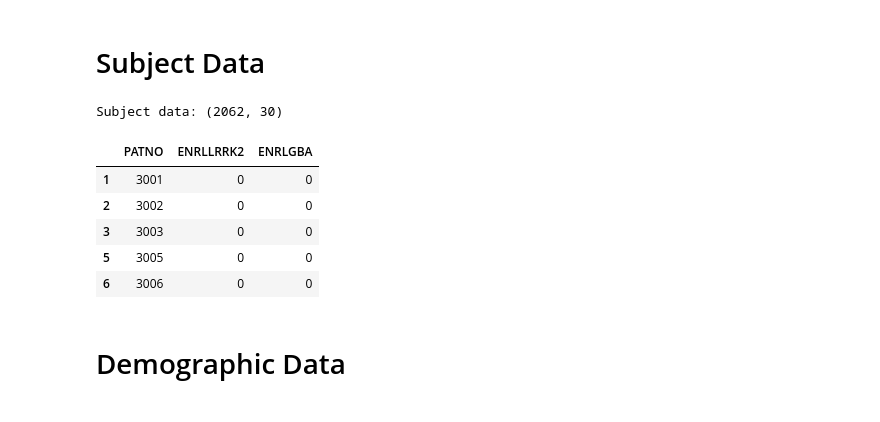
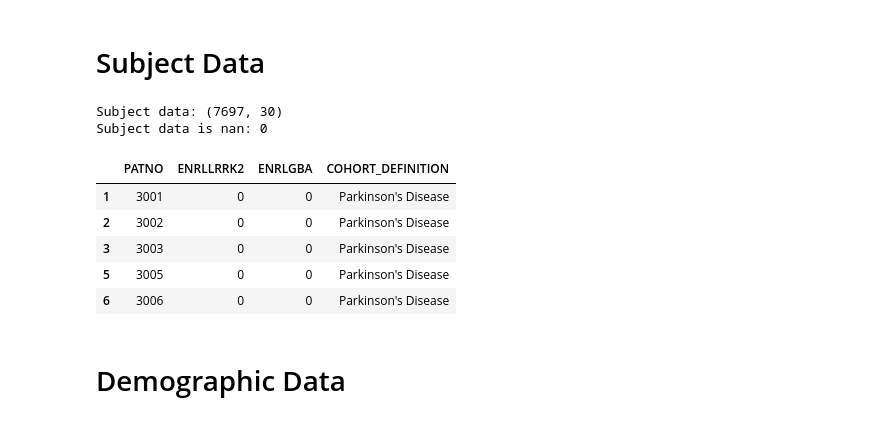
Before and after one commit to fserracrespi/PD_progression_ppmi, a Jupyter notebook: SCRIPTS/PYTHON/DATA_PROCESSING/Subject_characteristics.ipynb, the cells around one changed output. Cells and saved outputs as stored; diff of their text form; code cells hidden in the pictures.

```diff
--- a/SCRIPTS/PYTHON/DATA_PROCESSING/Subject_characteristics.ipynb
+++ b/SCRIPTS/PYTHON/DATA_PROCESSING/Subject_characteristics.ipynb
@@ -17,20 +17,22 @@ csv_path_vital = project_root / "DATA_PPMI" / "Subject_Characteristics" / "Vital
 # Subject Data
 # %%
 subject_data=pd.read_csv(csv_path_subject)
-subject_data=subject_data.loc[subject_data['COHORT_DEFINITION']=="Parkinson's Disease"]
+subject_data=subject_data.loc[subject_data['COHORT_DEFINITION'].isin(["Parkinson's Disease", "Prodromal"])]
 patnos=subject_data['PATNO'].unique().tolist()
 print("Subject data:",subject_data.shape)
-cols_imp=['PATNO','ENRLLRRK2','ENRLGBA']
+cols_imp=['PATNO','ENRLLRRK2','ENRLGBA','COHORT_DEFINITION']
 subject_data=subject_data[cols_imp].copy()
+print('Subject data is nan:',subject_data.isna().sum().sum())
 subject_data.head() # no hay nan
 # %% [output]
-Subject data: (2062, 30)
+Subject data: (7697, 30)
+Subject data is nan: 0
-|  | PATNO | ENRLLRRK2 | ENRLGBA |
-| 1 | 3001 | 0 | 0 |
-| 2 | 3002 | 0 | 0 |
-| 3 | 3003 | 0 | 0 |
-| 5 | 3005 | 0 | 0 |
-| 6 | 3006 | 0 | 0 |
+|  | PATNO | ENRLLRRK2 | ENRLGBA | COHORT_DEFINITION |
+| 1 | 3001 | 0 | 0 | Parkinson's Disease |
+| 2 | 3002 | 0 | 0 | Parkinson's Disease |
+| 3 | 3003 | 0 | 0 | Parkinson's Disease |
+| 5 | 3005 | 0 | 0 | Parkinson's Disease |
+| 6 | 3006 | 0 | 0 | Parkinson's Disease |
 # %% [markdown]
 # Demographic Data
 # %%
```
Also changed, not shown: parts of 7 cells of this notebook, 18 other files.
